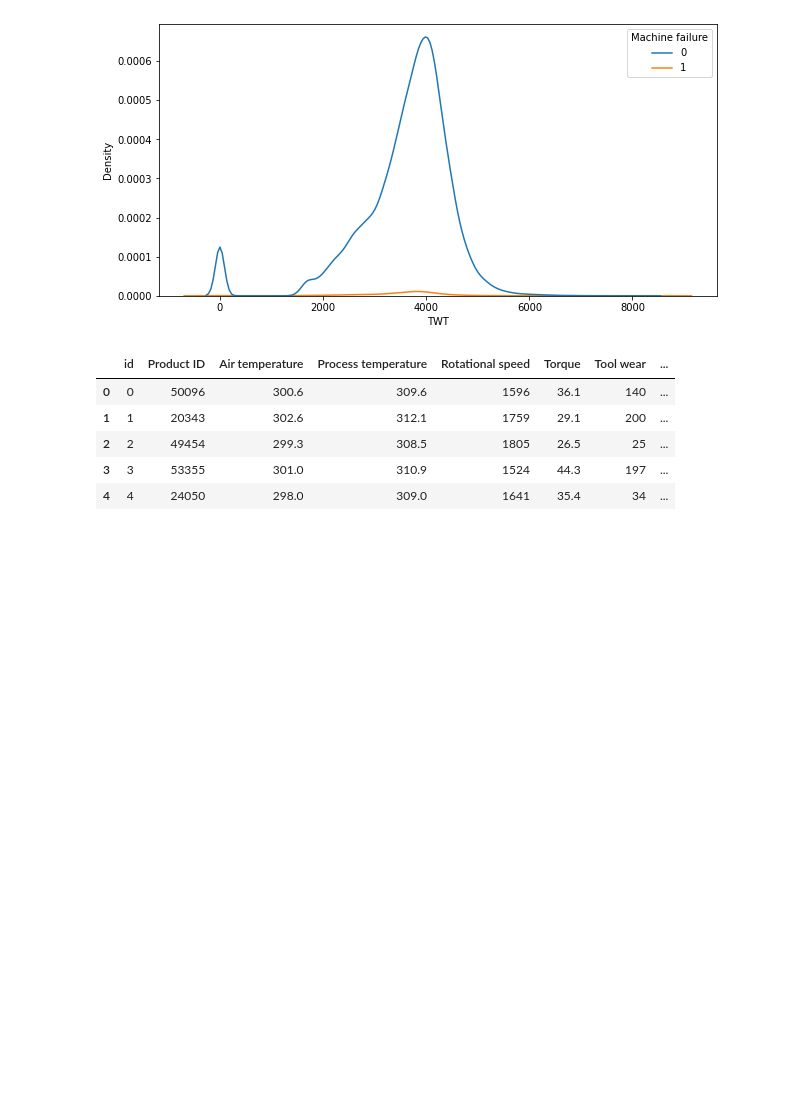
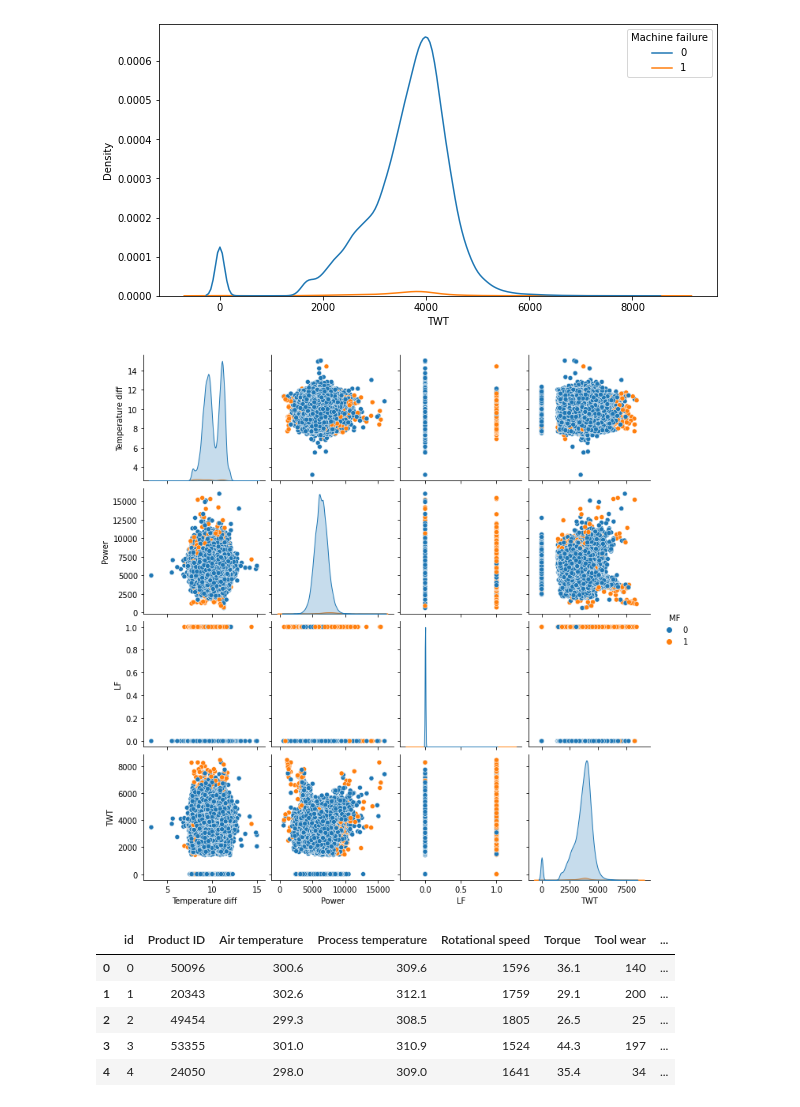
Before and after one commit to vish-404/ML-Project_4, a Jupyter notebook: Binary Classification of Machine Failures.ipynb, the cells around one changed output. Cells and saved outputs as stored; diff of their text form; code cells hidden in the pictures; blank space fills up the shorter version.

```diff
--- a/Binary Classification of Machine Failures.ipynb
+++ b/Binary Classification of Machine Failures.ipynb
@@ -152,14 +160,14 @@ sns.pairplot(data = data.iloc[:, 2:8], hue = "Machine failure")
 # %%
 # data optimization
 
-data["Temperature ratio"] = data["Process temperature"] / data["Air temperature"]
-test["Temperature ratio"] = test["Process temperature"] / test["Air temperature"]
+# data["Temperature ratio"] = data["Process temperature"] / data["Air temperature"]
+# test["Temperature ratio"] = test["Process temperature"] / test["Air temperature"]
 
 data["Temperature diff"] = data["Process temperature"] - data["Air temperature"]
 test["Temperature diff"] = test["Process temperature"] - test["Air temperature"]
 
-sns.kdeplot(data = data, x = "Temperature ratio", hue = "Machine failure")
-plt.show()
+# sns.kdeplot(data = data, x = "Temperature ratio", hue = "Machine failure")
+# plt.show()
 sns.kdeplot(data = data, x = "Temperature diff", hue = "Machine failure")
 plt.show()
 # %% [output]
@@ -268,6 +275,14 @@ plt.show()
 # %% [output]
 [figure]
 [figure]
+# %%
+# error
+
+data["MF"] = data["Machine failure"]
+sns.pairplot(data = data.iloc[:, 16:], hue = "MF")
+plt.show()
+# %% [output]
+[figure, added]
 # %%
 data.head()
 # %% [output]
```
Also changed, not shown: parts of 9 cells of this notebook.
